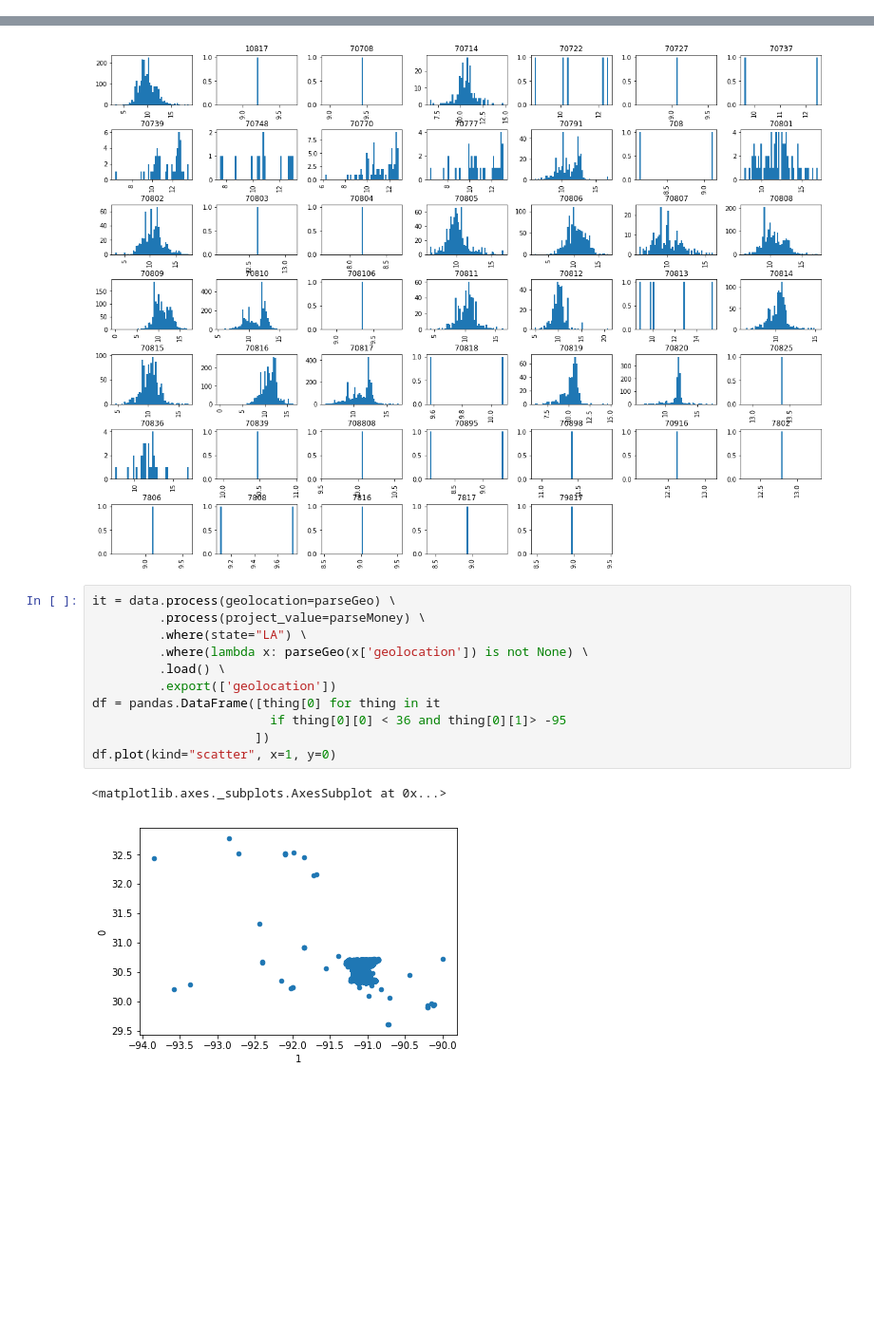
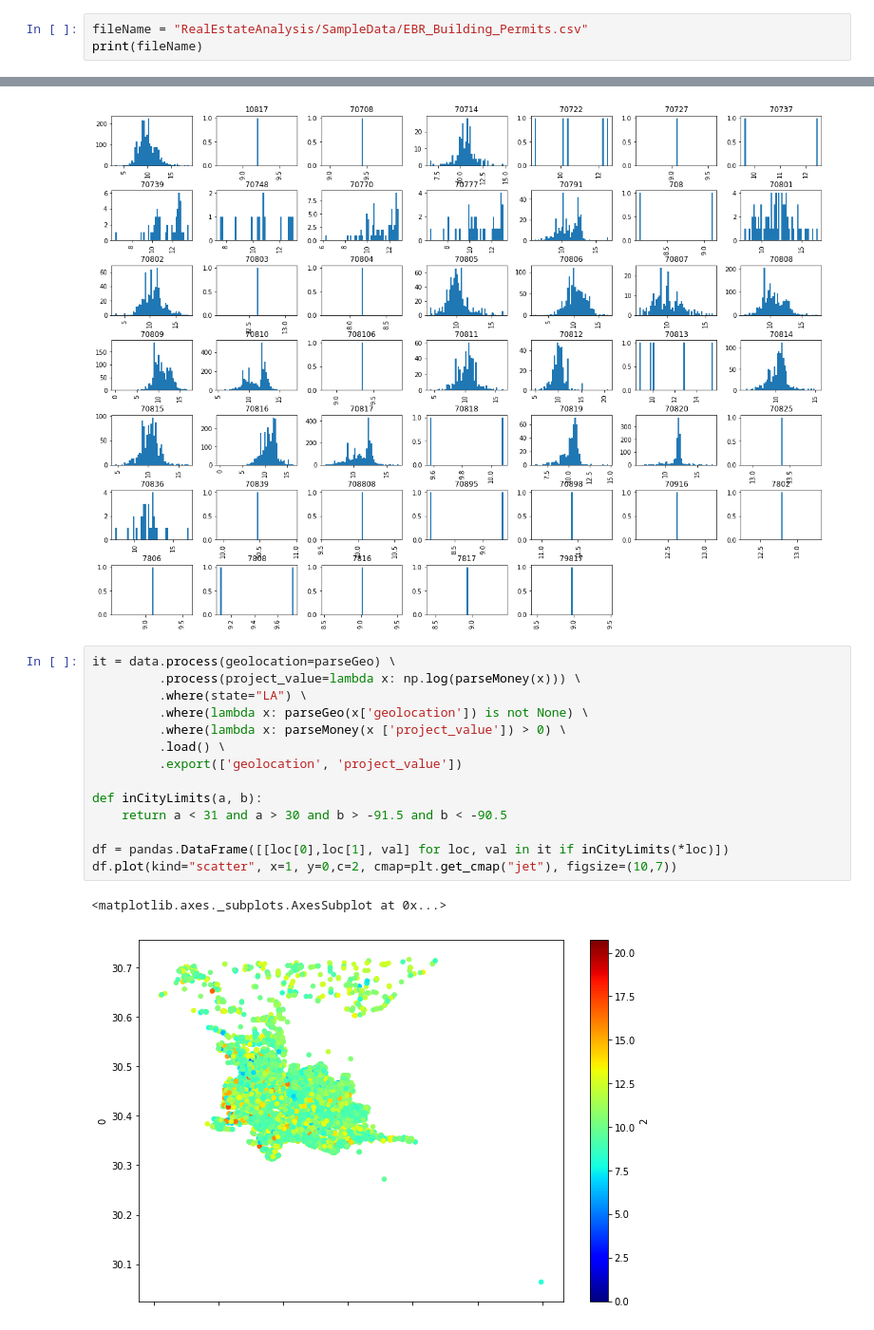
Before and after one commit to meaningfromdata/RealEstateAnalysis, a Jupyter notebook: RealEstateAnalysis.ipynb, the cells around one changed output, grey strips where cells are left out. Shown at 95% size. Drawn from its saved outputs; the diff is of its cells as text; blank space fills up the shorter version.

```diff
--- a/RealEstateAnalysis.ipynb
+++ b/RealEstateAnalysis.ipynb
@@ -14,0 +8,3 @@ print(fileName)
+# %%
+fileName = "RealEstateAnalysis/SampleData/EBR_Building_Permits.csv"
+print(fileName)
@@ -58,15 +56,18 @@ plt.show()
 [figure]
 # %%
 it = data.process(geolocation=parseGeo) \
-         .process(project_value=parseMoney) \
+         .process(project_value=lambda x: np.log(parseMoney(x))) \
          .where(state="LA") \
          .where(lambda x: parseGeo(x['geolocation']) is not None) \
+         .where(lambda x: parseMoney(x ['project_value']) > 0) \
          .load() \
-         .export(['geolocation'])
-df = pandas.DataFrame([thing[0] for thing in it
-                        if thing[0][0] < 36 and thing[0][1]> -95
-                      ])
-df.plot(kind="scatter", x=1, y=0)
+         .export(['geolocation', 'project_value'])
+
+def inCityLimits(a, b):
+    return a < 31 and a > 30 and b > -91.5 and b < -90.5
+
+df = pandas.DataFrame([[loc[0],loc[1], val] for loc, val in it if inCityLimits(*loc)])
+df.plot(kind="scatter", x=1, y=0,c=2, cmap=plt.get_cmap("jet"), figsize=(10,7))
 # %% [output]
 <matplotlib.axes._subplots.AxesSubplot at 0x...>
-[figure, old version]
+[figure, new version]
```
Also changed, not shown: parts of 4 cells of this notebook, 5 other files.
